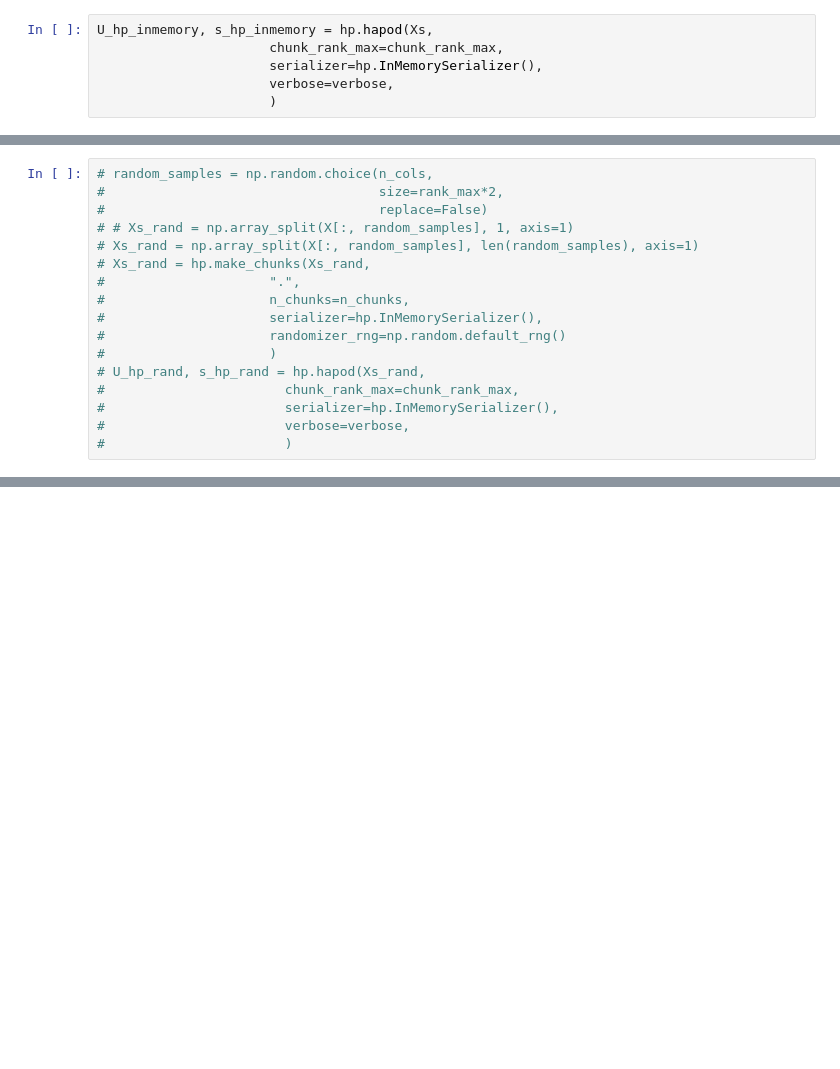
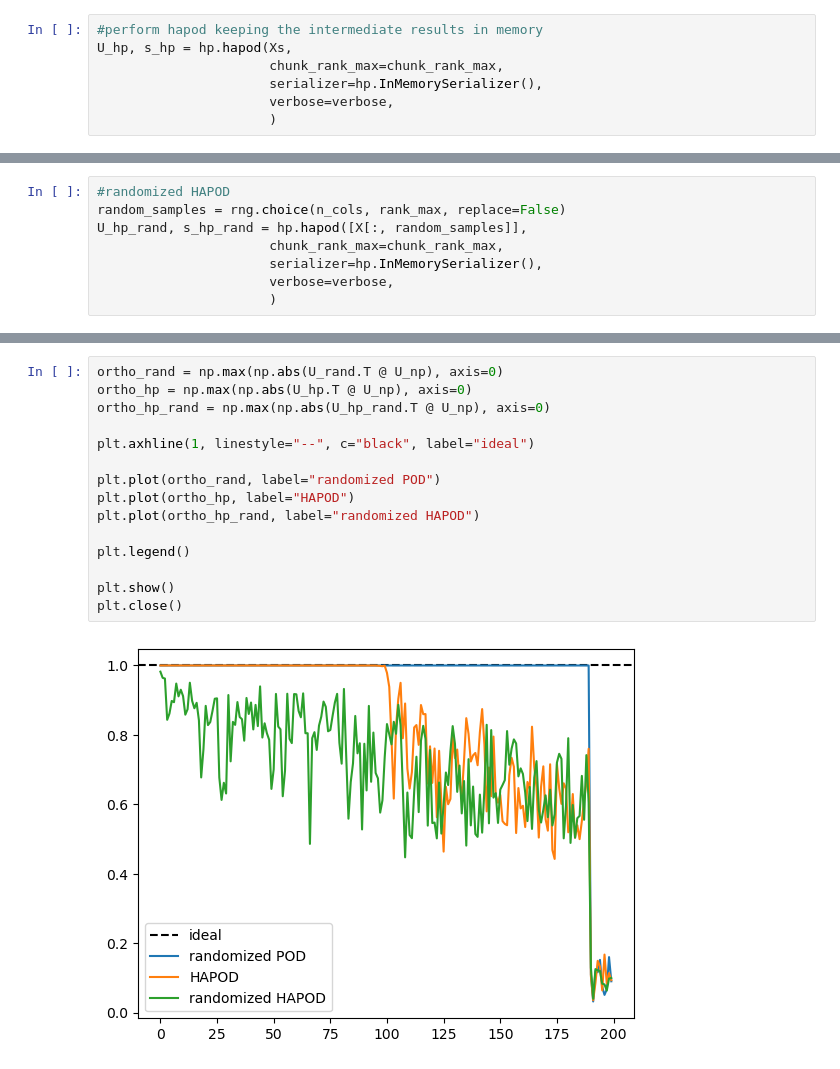
Before and after one commit to lfabris-mhpc/hapod, a Jupyter notebook: tutorials/tutorial_2.ipynb, the cells around one changed output, grey strips where cells are left out. Saved outputs shown, nothing was run; the diff lists cells and outputs as text; blank space fills up the shorter version.

```diff
--- a/tutorials/tutorial_2.ipynb
+++ b/tutorials/tutorial_2.ipynb
@@ -55,5 +87,6 @@ U_rand, s_rand, _ = randomized_svd(X,
 # %%
-U_hp_inmemory, s_hp_inmemory = hp.hapod(Xs,
+#perform hapod keeping the intermediate results in memory
+U_hp, s_hp = hp.hapod(Xs,
                       chunk_rank_max=chunk_rank_max,
                       serializer=hp.InMemorySerializer(),
                       verbose=verbose,
@@ -66,17 +112,8 @@ U_hp_inmemory, s_hp_inmemory = hp.hapod(Xs,
 # %%
-# random_samples = np.random.choice(n_cols,
-#                                   size=rank_max*2,
-#                                   replace=False)
-# # Xs_rand = np.array_split(X[:, random_samples], 1, axis=1)
-# Xs_rand = np.array_split(X[:, random_samples], len(random_samples), axis=1)
-# Xs_rand = hp.make_chunks(Xs_rand,
-#                     ".",
-#                     n_chunks=n_chunks,
-#                     serializer=hp.InMemorySerializer(),
-#                     randomizer_rng=np.random.default_rng()
-#                     )
-# U_hp_rand, s_hp_rand = hp.hapod(Xs_rand,
-#                       chunk_rank_max=chunk_rank_max,
-#                       serializer=hp.InMemorySerializer(),
-#                       verbose=verbose,
-#                       )
+#randomized HAPOD
+random_samples = rng.choice(n_cols, rank_max, replace=False)
+U_hp_rand, s_hp_rand = hp.hapod([X[:, random_samples]],
+                      chunk_rank_max=chunk_rank_max,
+                      serializer=hp.InMemorySerializer(),
+                      verbose=verbose,
+                      )
@@ -116,0 +141,17 @@ plt.close()
+# %%
+ortho_rand = np.max(np.abs(U_rand.T @ U_np), axis=0)
+ortho_hp = np.max(np.abs(U_hp.T @ U_np), axis=0)
+ortho_hp_rand = np.max(np.abs(U_hp_rand.T @ U_np), axis=0)
+
+plt.axhline(1, linestyle="--", c="black", label="ideal")
+
+plt.plot(ortho_rand, label="randomized POD")
+plt.plot(ortho_hp, label="HAPOD")
+plt.plot(ortho_hp_rand, label="randomized HAPOD")
+
+plt.legend()
+
+plt.show()
+plt.close()
+# %% [output]
+[figure, added]
```
Also changed, not shown: parts of 17 cells of this notebook, 1 other file.
